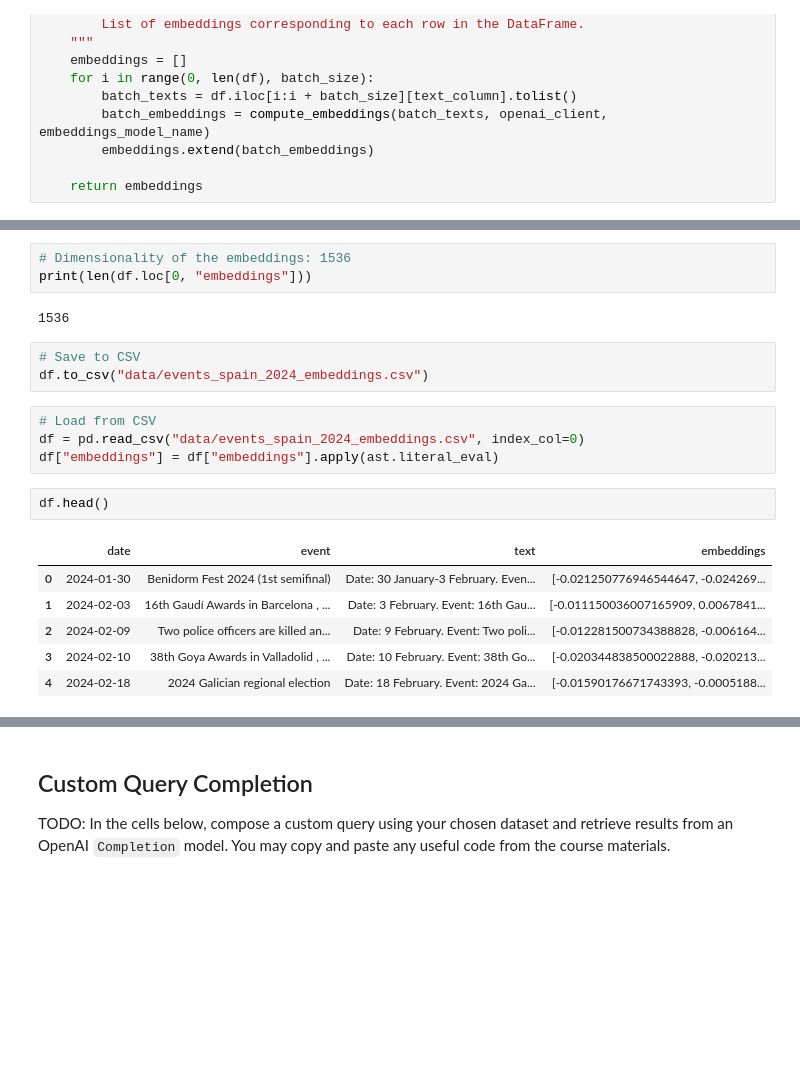
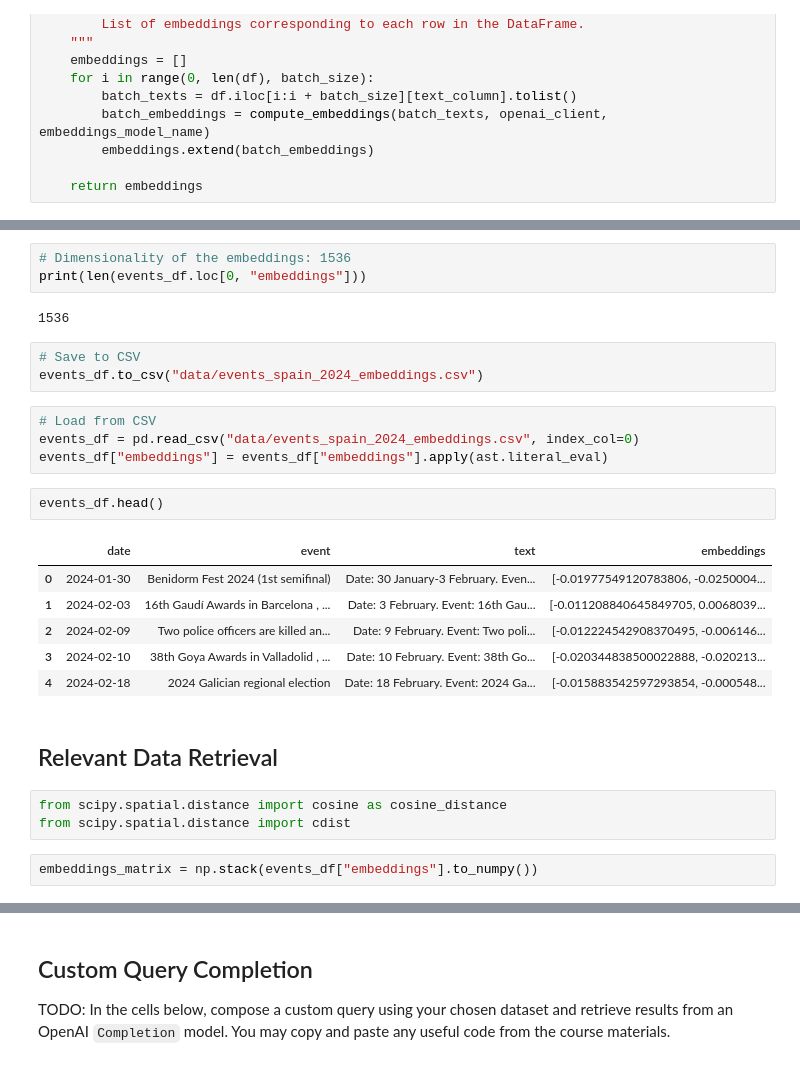
Before and after one commit to mxagar/rag-app-examples, a Jupyter notebook: qa-rag/qa_rag.ipynb, the cells around one changed output, grey strips where cells are left out. Saved outputs shown, nothing was run; the diff lists cells and outputs as text; blank space fills up the shorter version.

```diff
--- a/qa-rag/qa_rag.ipynb
+++ b/qa-rag/qa_rag.ipynb
@@ -384,21 +399,28 @@ df.head()
 # %%
 # Dimensionality of the embeddings: 1536
-print(len(df.loc[0, "embeddings"]))
+print(len(events_df.loc[0, "embeddings"]))
 # %% [output]
 1536
 # %%
 # Save to CSV
-df.to_csv("data/events_spain_2024_embeddings.csv")
+events_df.to_csv("data/events_spain_2024_embeddings.csv")
 # %%
 # Load from CSV
-df = pd.read_csv("data/events_spain_2024_embeddings.csv", index_col=0)
-df["embeddings"] = df["embeddings"].apply(ast.literal_eval)
+events_df = pd.read_csv("data/events_spain_2024_embeddings.csv", index_col=0)
+events_df["embeddings"] = events_df["embeddings"].apply(ast.literal_eval)
 # %%
-df.head()
+events_df.head()
 # %% [output]
 |  | date | event | text | embeddings |
-| 0 | 2024-01-30 | Benidorm Fest 2024 (1st semifinal) | Date: 30 January-3 February. Even... | [-0.021250776946544647, -0.024269... |
-| 1 | 2024-02-03 | 16th Gaudí Awards in Barcelona , ... | Date: 3 February. Event: 16th Gau... | [-0.011150036007165909, 0.0067841... |
-| 2 | 2024-02-09 | Two police officers are killed an... | Date: 9 February. Event: Two poli... | [-0.012281500734388828, -0.006164... |
+| 0 | 2024-01-30 | Benidorm Fest 2024 (1st semifinal) | Date: 30 January-3 February. Even... | [-0.01977549120783806, -0.0250004... |
+| 1 | 2024-02-03 | 16th Gaudí Awards in Barcelona , ... | Date: 3 February. Event: 16th Gau... | [-0.011208840645849705, 0.0068039... |
+| 2 | 2024-02-09 | Two police officers are killed an... | Date: 9 February. Event: Two poli... | [-0.012224542908370495, -0.006146... |
 | 3 | 2024-02-10 | 38th Goya Awards in Valladolid , ... | Date: 10 February. Event: 38th Go... | [-0.020344838500022888, -0.020213... |
-| 4 | 2024-02-18 | 2024 Galician regional election | Date: 18 February. Event: 2024 Ga... | [-0.01590176671743393, -0.0005188... |
+| 4 | 2024-02-18 | 2024 Galician regional election | Date: 18 February. Event: 2024 Ga... | [-0.015883542597293854, -0.000548... |
+# %% [markdown]
+## Relevant Data Retrieval
+# %%
+from scipy.spatial.distance import cosine as cosine_distance
+from scipy.spatial.distance import cdist
+# %%
+embeddings_matrix = np.stack(events_df["embeddings"].to_numpy())
```
Also changed, not shown: parts of 27 cells of this notebook.
